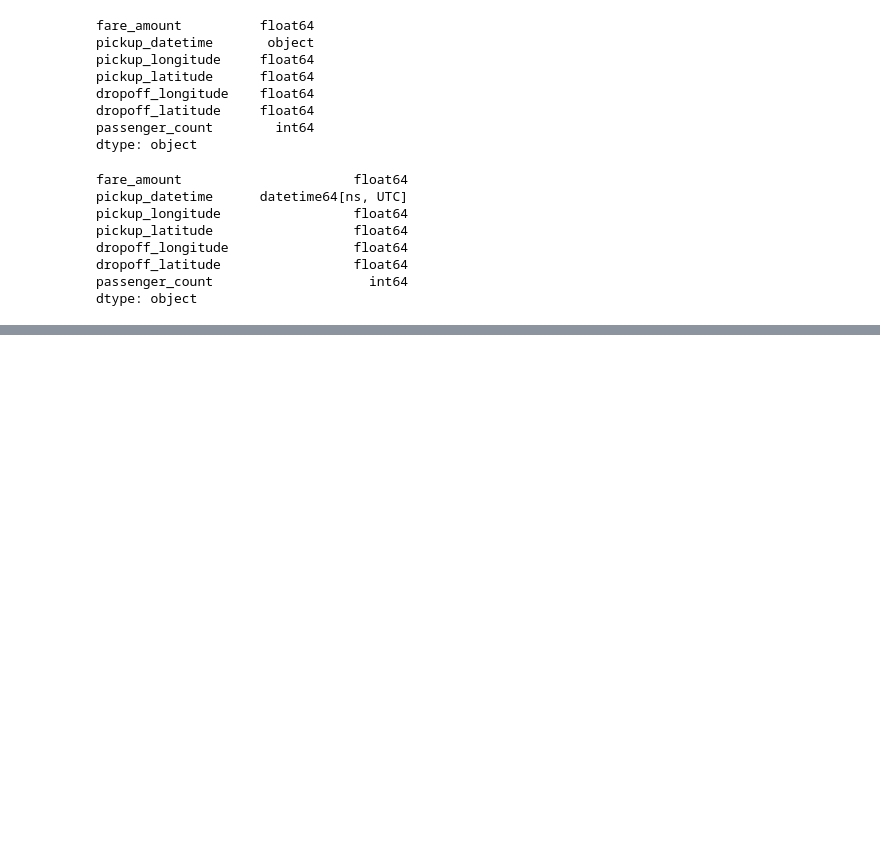
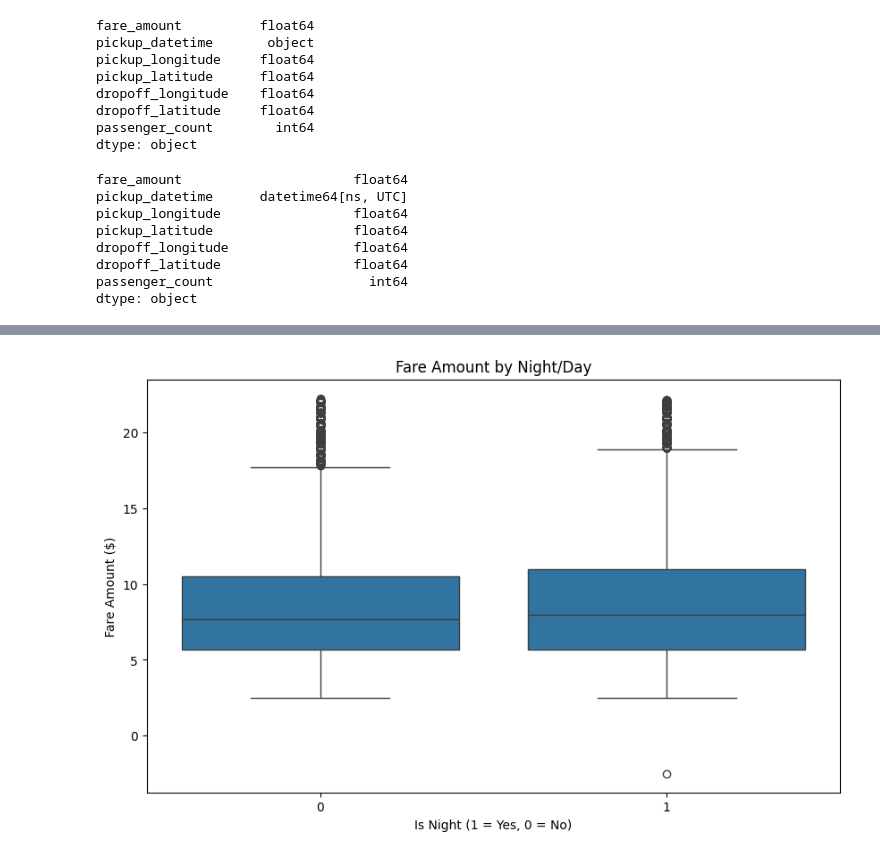
Before and after one commit to yjalil/prelectureMLops, a Jupyter notebook: project/notebooks/first_notebook.ipynb, the cells around one changed output, grey strips where cells are left out. Drawn from its saved outputs; the diff is of its cells as text; code cells hidden in the pictures; blank space fills up the shorter version.

```diff
--- a/project/notebooks/first_notebook.ipynb
+++ b/project/notebooks/first_notebook.ipynb
@@ -109,0 +301,10 @@ dtype: object
+# %%
+# Box plot for fare_amount based on is_night
+plt.figure(figsize=(10, 6))
+sns.boxplot(data=df_cleaned, x='is_night', y='fare_amount')
+plt.title('Fare Amount by Night/Day')
+plt.xlabel('Is Night (1 = Yes, 0 = No)')
+plt.ylabel('Fare Amount ($)')
+plt.show()
+# %% [output]
+[figure, added]
```
Also changed, not shown: parts of 22 cells of this notebook, 1 other file.
